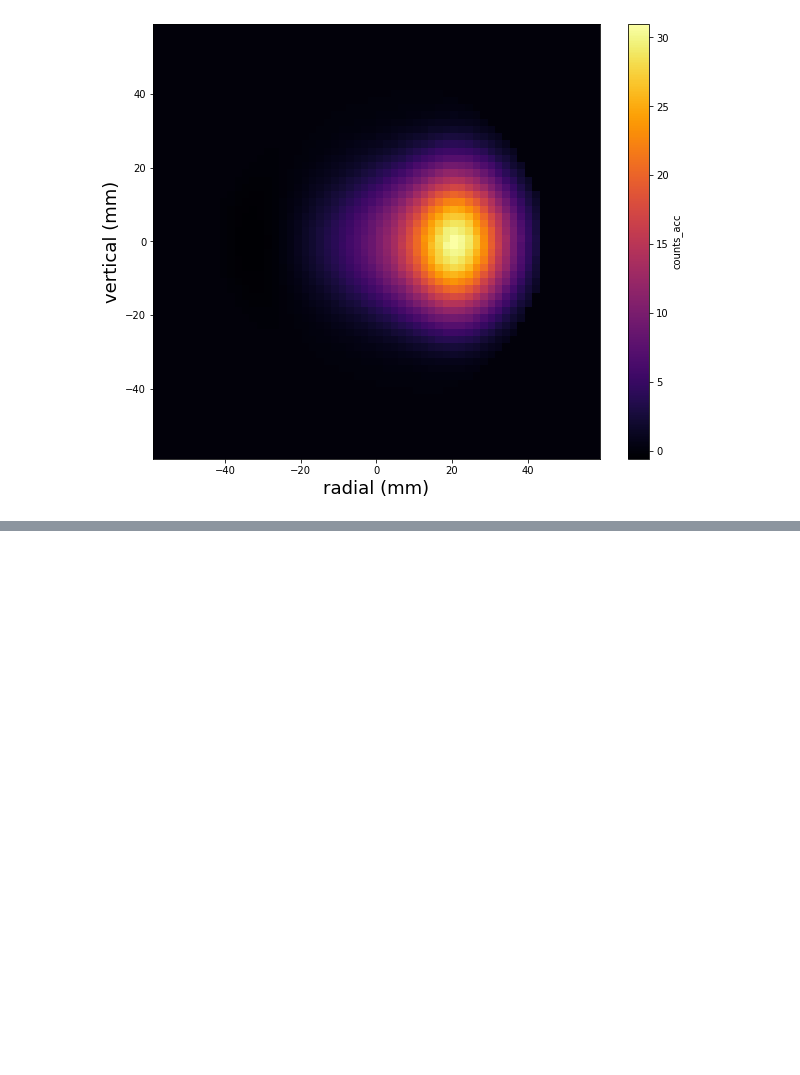
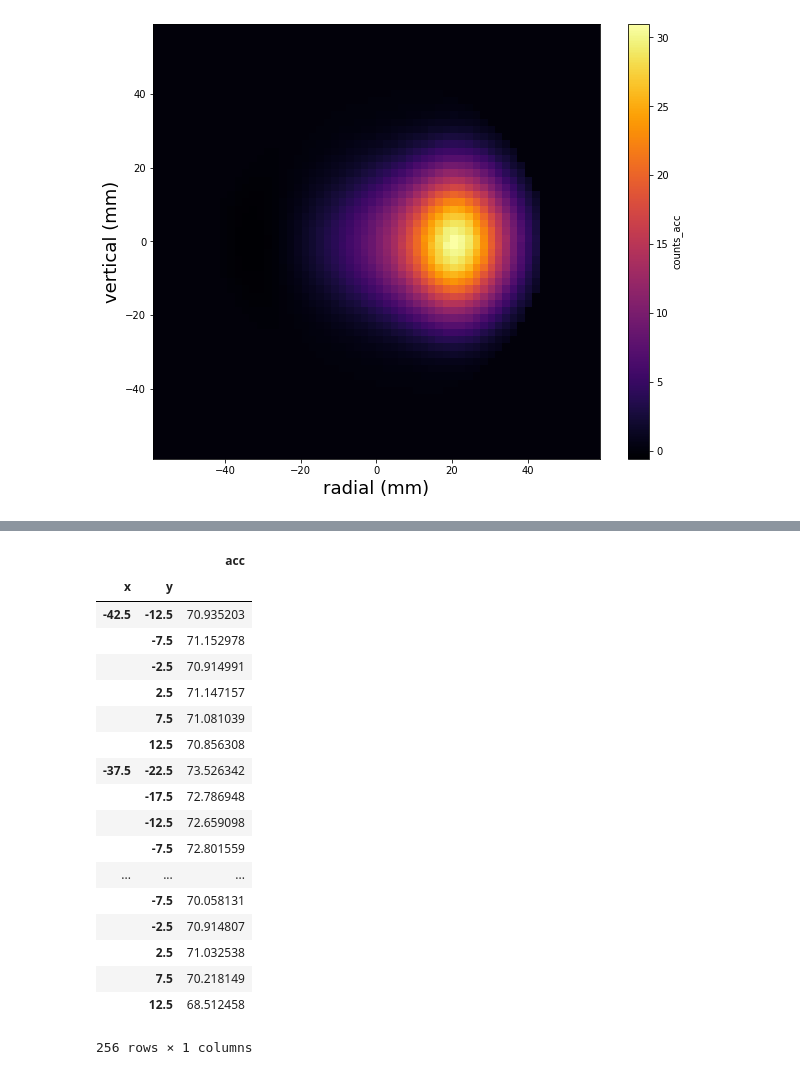
Before and after one commit to jasonbono/MuonConvolution, a Jupyter notebook: acceptance_functions/apply_acceptance_function_demo.ipynb, the cells around one changed output, grey strips where cells are left out. Saved outputs shown, nothing was run; the diff lists cells and outputs as text; code cells hidden in the pictures; blank space fills up the shorter version.

```diff
--- a/acceptance_functions/apply_acceptance_function_demo.ipynb
+++ b/acceptance_functions/apply_acceptance_function_demo.ipynb
@@ -67,0 +193,38 @@ fig
+# %%
+df_acc_raw = get_df_acc_raw()
+rng = np.arange(-59,60,0.5)
+# df_acc_raw.reset_index(inplace=True)
+# df_acc_raw.set_index('x',inplace=True)
+# df_acc_raw = df_acc_raw.reindex(rng,level='x')
+# df_acc_raw.reset_index(inplace=True)
+# df_acc_raw.fillna(method='bfill',inplace=True)
+
+# rng = np.arange(-59,60,2)
+# df_acc_raw.set_index(['x', 'y'],inplace=True)
+# df_acc_raw = df_acc_raw.reindex([rng,rng])
+df_acc_raw
+
+# df_acc_raw[100:]
+# mask = (df_acc_raw['x'] < 3) & (df_acc_raw['x'] > -3)
+# df_acc_raw[mask]
+# def acc_val(df_acc_raw,x,y):
+# %% [output]
+|  |  | acc |
+| x | y |  |
+| -42.5 | -12.5 | 70.935203 |
+|  | -7.5 | 71.152978 |
+|  | -2.5 | 70.914991 |
+|  | 2.5 | 71.147157 |
+|  | 7.5 | 71.081039 |
+|  | 12.5 | 70.856308 |
+| -37.5 | -22.5 | 73.526342 |
+|  | -17.5 | 72.786948 |
+|  | -12.5 | 72.659098 |
+|  | -7.5 | 72.801559 |
+| ... | ... | ... |
+|  | -7.5 | 70.058131 |
+|  | -2.5 | 70.914807 |
+|  | 2.5 | 71.032538 |
+|  | 7.5 | 70.218149 |
+|  | 12.5 | 68.512458 |
+256 rows × 1 columns
```
Also changed, not shown: parts of 14 cells of this notebook.
